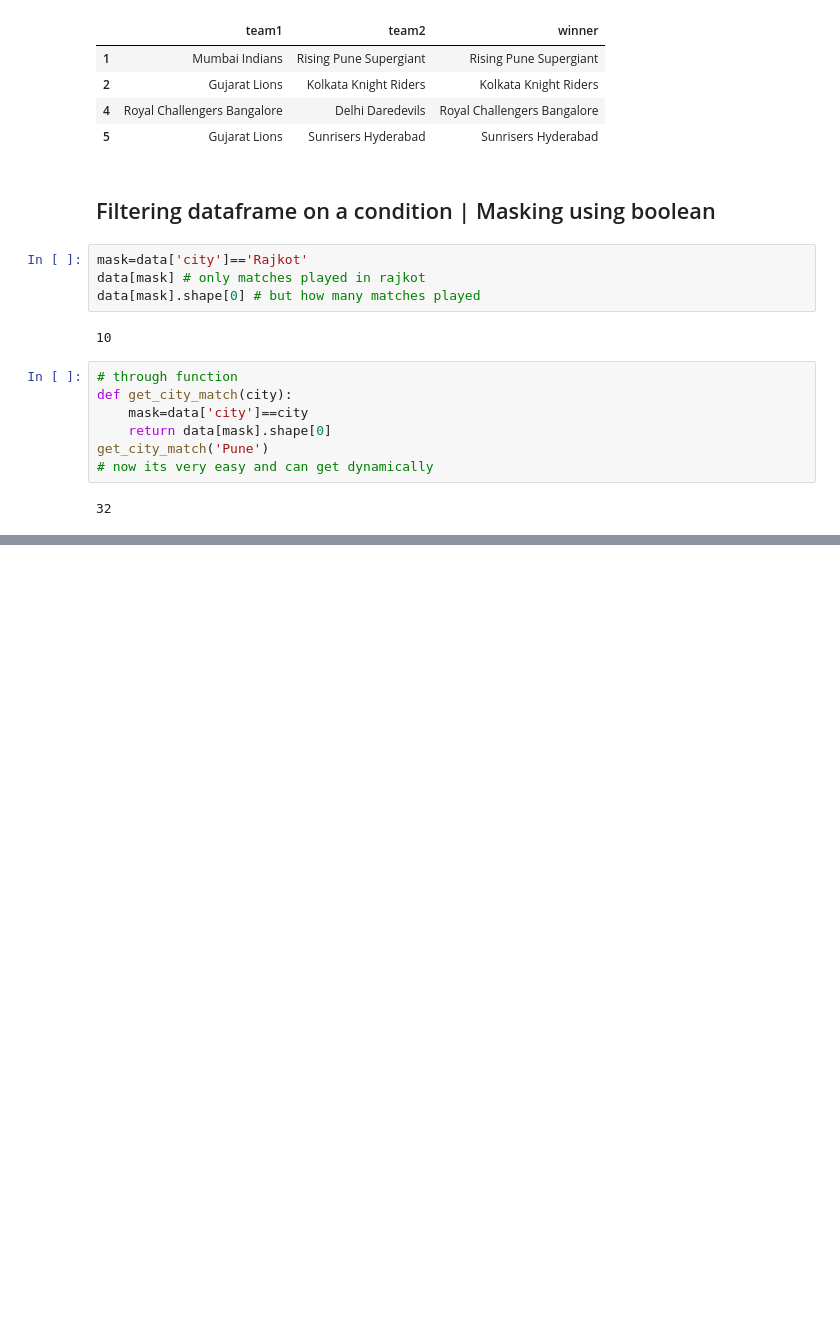
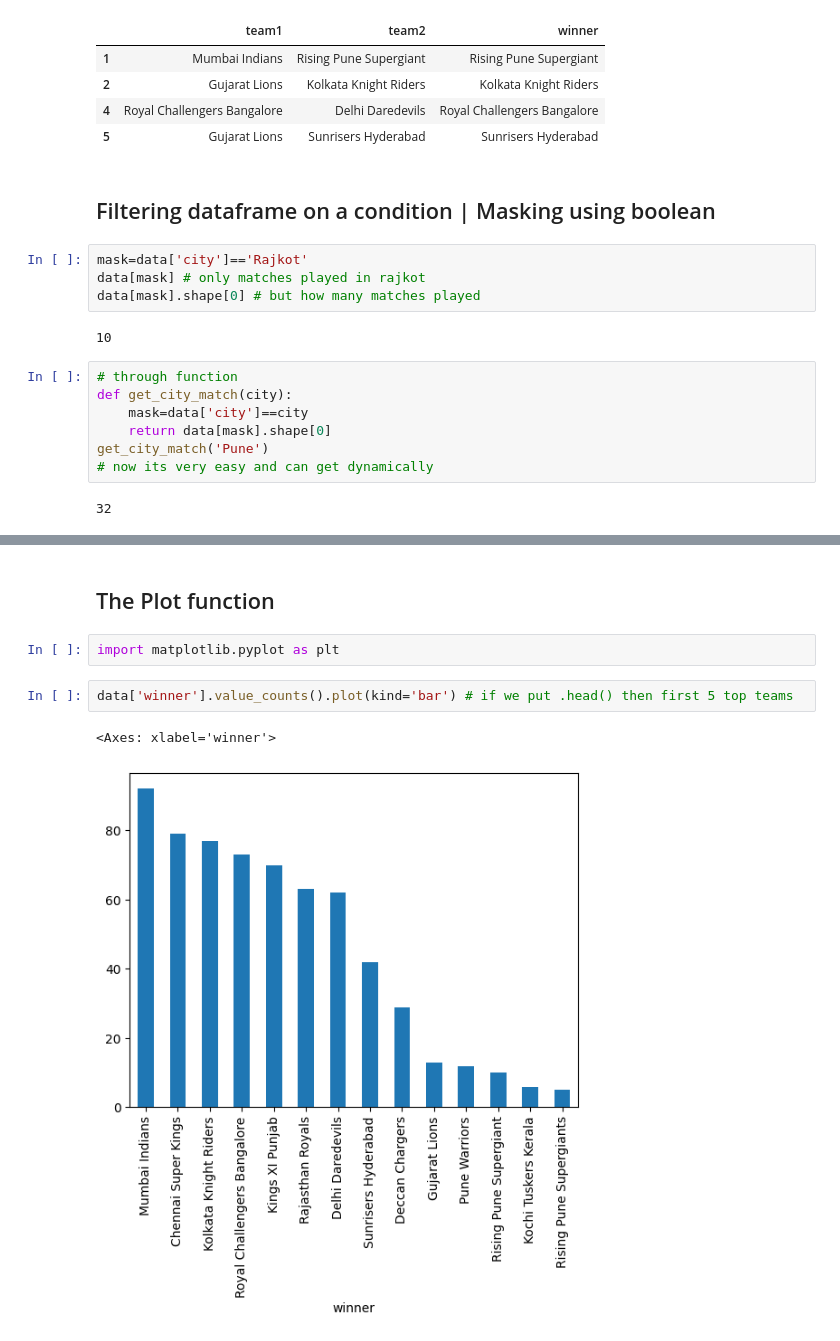
Before and after one commit to BilalWazir033/Ai-Lab, a Jupyter notebook: Ai Course by CampusX/Pandas/Pandas.ipynb, the cells around one changed output, grey strips where cells are left out. Drawn from its saved outputs; the diff is of its cells as text; blank space fills up the shorter version.

Commit message:
Pandas plot , value_count, masking, fetching

```diff
--- a/Ai Course by CampusX/Pandas/Pandas.ipynb
+++ b/Ai Course by CampusX/Pandas/Pandas.ipynb
@@ -171,0 +200,9 @@ data[mask1 & mask2] # by putting .shape[0] at the end will give the number
+# %% [markdown]
+##  The Plot function
+# %%
+import matplotlib.pyplot as plt
+# %%
+data['winner'].value_counts().plot(kind='bar') # if we put .head() then first 5 top teams
+# %% [output]
+<Axes: xlabel='winner'>
+[figure, added]
```
Also changed, not shown: parts of 7 cells of this notebook.
